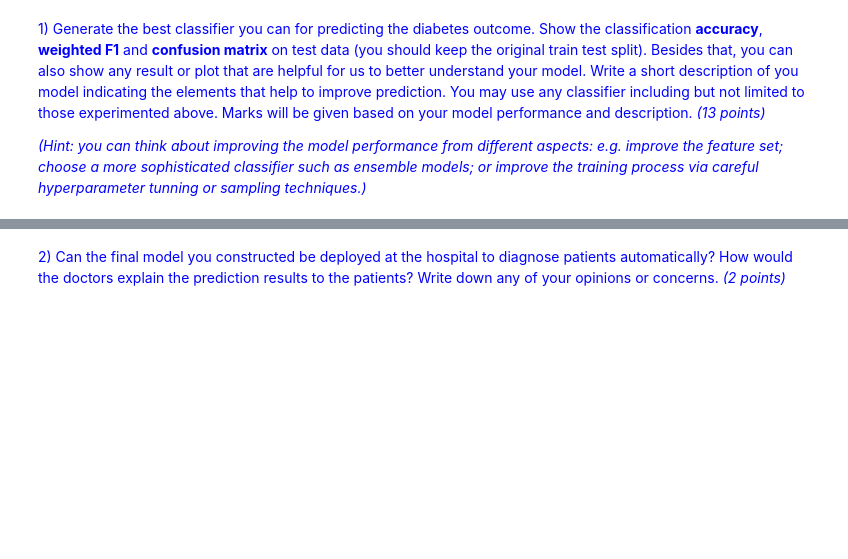
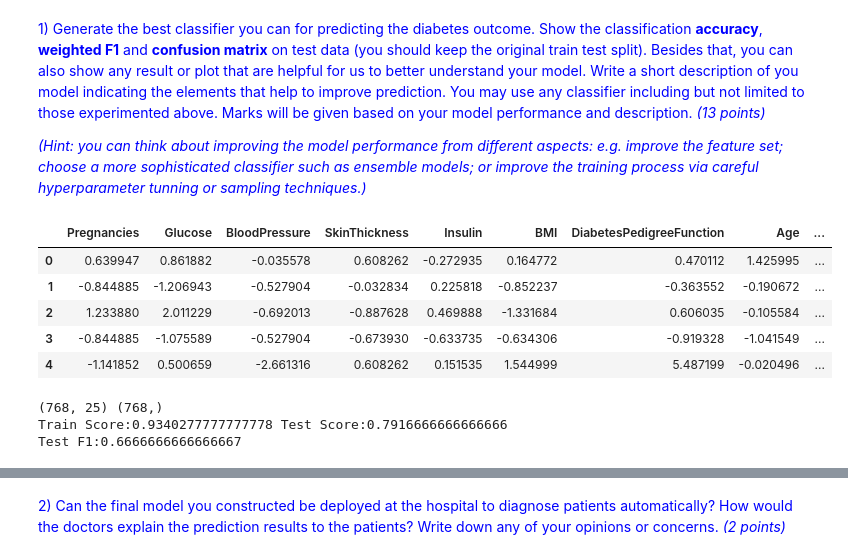
Before and after one commit to Luis-VD/CS5228-Assignment-1, a Jupyter notebook: AssignmentOne.ipynb, the cells around one changed output, grey strips where cells are left out. Drawn from its saved outputs; the diff is of its cells as text; code cells hidden in the pictures; blank space fills up the shorter version.

```diff
--- a/AssignmentOne.ipynb
+++ b/AssignmentOne.ipynb
@@ -443,0 +463,40 @@ Age        0.619402
+# %%
+best_pima = pima.copy()
+processing_best_pima = best_pima.drop(['Pregnancies','Outcome'],axis=1)
+fill_empty_values(processing_best_pima, True)
+best_pima.update(processing_best_pima)
+
+best_pima_no_outcome = best_pima.drop(['Outcome'], axis=1)
+scaler = StandardScaler()
+best_pima_no_outcome = scaler.fit_transform(best_pima_no_outcome)
+best_pima_no_outcome = pd.DataFrame(best_pima_no_outcome, columns=['Pregnancies', 'Glucose', 'BloodPressure',
+                                                'SkinThickness','Insulin', 'BMI','DiabetesPedigreeFunction',
+                                                'Age'])
+best_pima.update(best_pima_no_outcome)
+display(best_pima.head())
+# %% [output]
+|  | Pregnancies | Glucose | BloodPressure | SkinThickness | Insulin | BMI | DiabetesPedigreeFunction | Age | ... |
+| 0 | 0.639947 | 0.861882 | -0.035578 | 0.608262 | -0.272935 | 0.164772 | 0.470112 | 1.425995 | ... |
+| 1 | -0.844885 | -1.206943 | -0.527904 | -0.032834 | 0.225818 | -0.852237 | -0.363552 | -0.190672 | ... |
+| 2 | 1.233880 | 2.011229 | -0.692013 | -0.887628 | 0.469888 | -1.331684 | 0.606035 | -0.105584 | ... |
+| 3 | -0.844885 | -1.075589 | -0.527904 | -0.673930 | -0.633735 | -0.634306 | -0.919328 | -1.041549 | ... |
+| 4 | -1.141852 | 0.500659 | -2.661316 | 0.608262 | 0.151535 | 1.544999 | 5.487199 | -0.020496 | ... |
+# %%
+# best_pima split
+x = best_pima.drop(columns='Outcome')
+y = best_pima['Outcome']
+x_train, x_test, y_train, y_test = train_test_split(x, y, test_size = 0.25, random_state=0)
+print(x1.shape, y1.shape)
+
+
+clf = GradientBoostingClassifier(learning_rate=0.1)
+clf.fit(x_train, y_train)
+train_score = clf.score(x_train, y_train)
+test_score = clf.score(x_test, y_test)
+test_f1 = f1_score(y_test, clf.predict(x_test))
+print('Train Score:{} Test Score:{}'.format(train_score, test_score))
+print('Test F1:{}'.format(test_f1))
+# %% [output]
+(768, 25) (768,)
+Train Score:0.9340277777777778 Test Score:0.7916666666666666
+Test F1:0.6666666666666667
```
Also changed, not shown: parts of 13 cells of this notebook, 1 other file.
